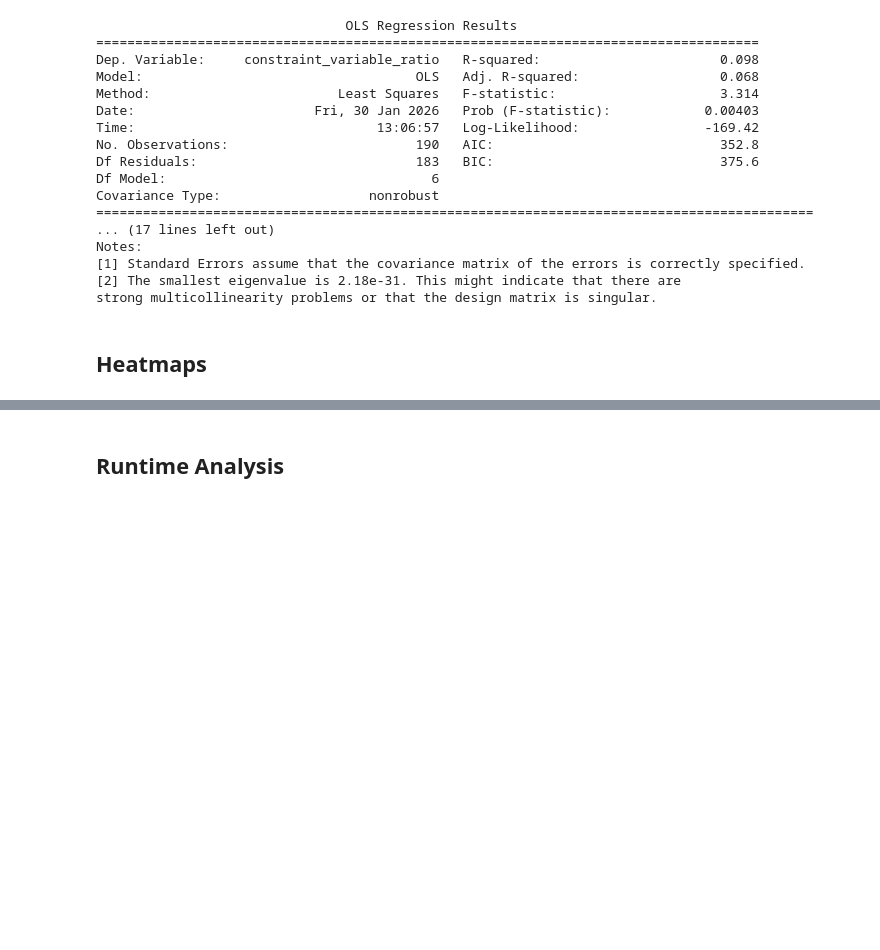
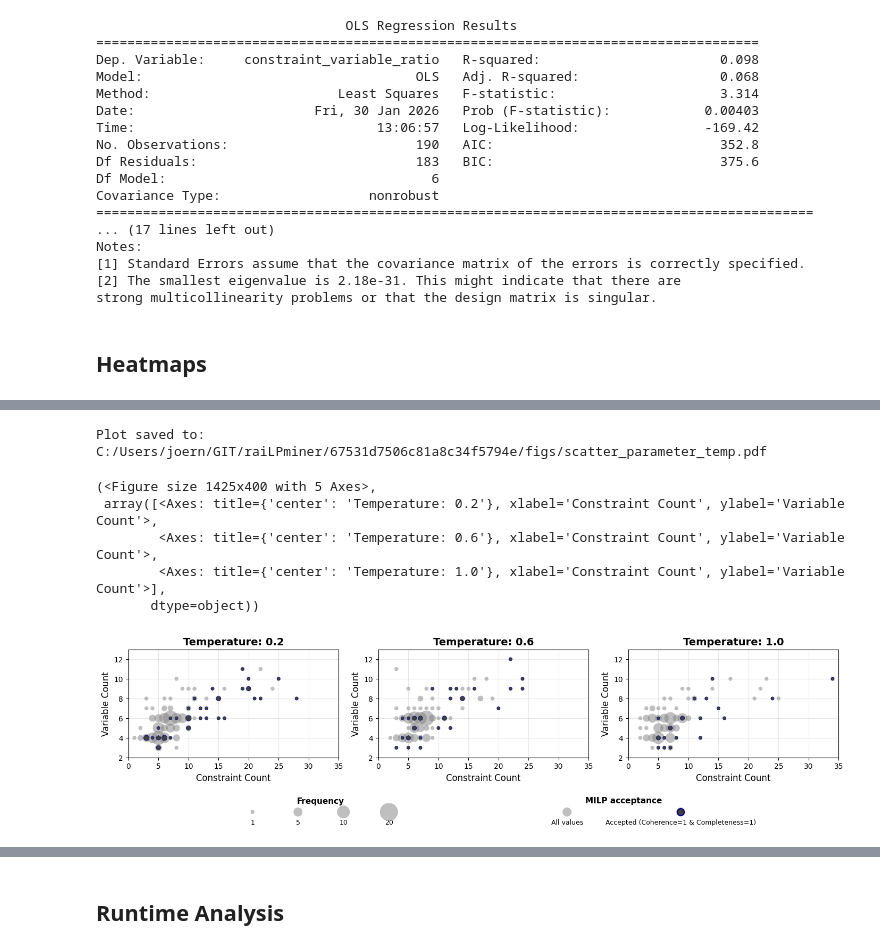
Before and after one commit to joernmht/raiLPminerExperimentation, a Jupyter notebook: raiLPminer_submitted.ipynb, the cells around one changed output, grey strips where cells are left out. Cells and saved outputs as stored; diff of their text form; code cells hidden in the pictures; blank space fills up the shorter version.

```diff
--- a/raiLPminer_submitted.ipynb
+++ b/raiLPminer_submitted.ipynb
@@ -4001,2 +4130,10 @@ create_advanced_scatter_analysis(df[df["paper"] == "Paper_1"], category_col='mod
 # %%
-create_advanced_scatter_analysis(df[df["paper"] == "Paper_1"], category_col='workflow',bottom_margin=0.2, figsize=(20, 4))
+create_advanced_scatter_analysis(df[(df["paper"] == "Paper_1") & ~(df['model'].str.contains('openai_o4_mini', na=False))& ~(df['model'].str.contains('pro', na=False))], category_col='temperature',bottom_margin=0.2, figsize=(19/4*3, 4), save_path=fig_path_dir+"scatter_parameter_temp.pdf", legend=True)
+# %% [output]
+Plot saved to: C:/Users/joern/GIT/raiLPminer/67531d7506c81a8c34f5794e/figs/scatter_parameter_temp.pdf
+(<Figure size 1425x400 with 5 Axes>,
+ array([<Axes: title={'center': 'Temperature: 0.2'}, xlabel='Constraint Count', ylabel='Variable Count'>,
+        <Axes: title={'center': 'Temperature: 0.6'}, xlabel='Constraint Count', ylabel='Variable Count'>,
+        <Axes: title={'center': 'Temperature: 1.0'}, xlabel='Constraint Count', ylabel='Variable Count'>],
+       dtype=object))
+[figure, added]
```
Also changed, not shown: parts of 16 cells of this notebook, 3 other files.
